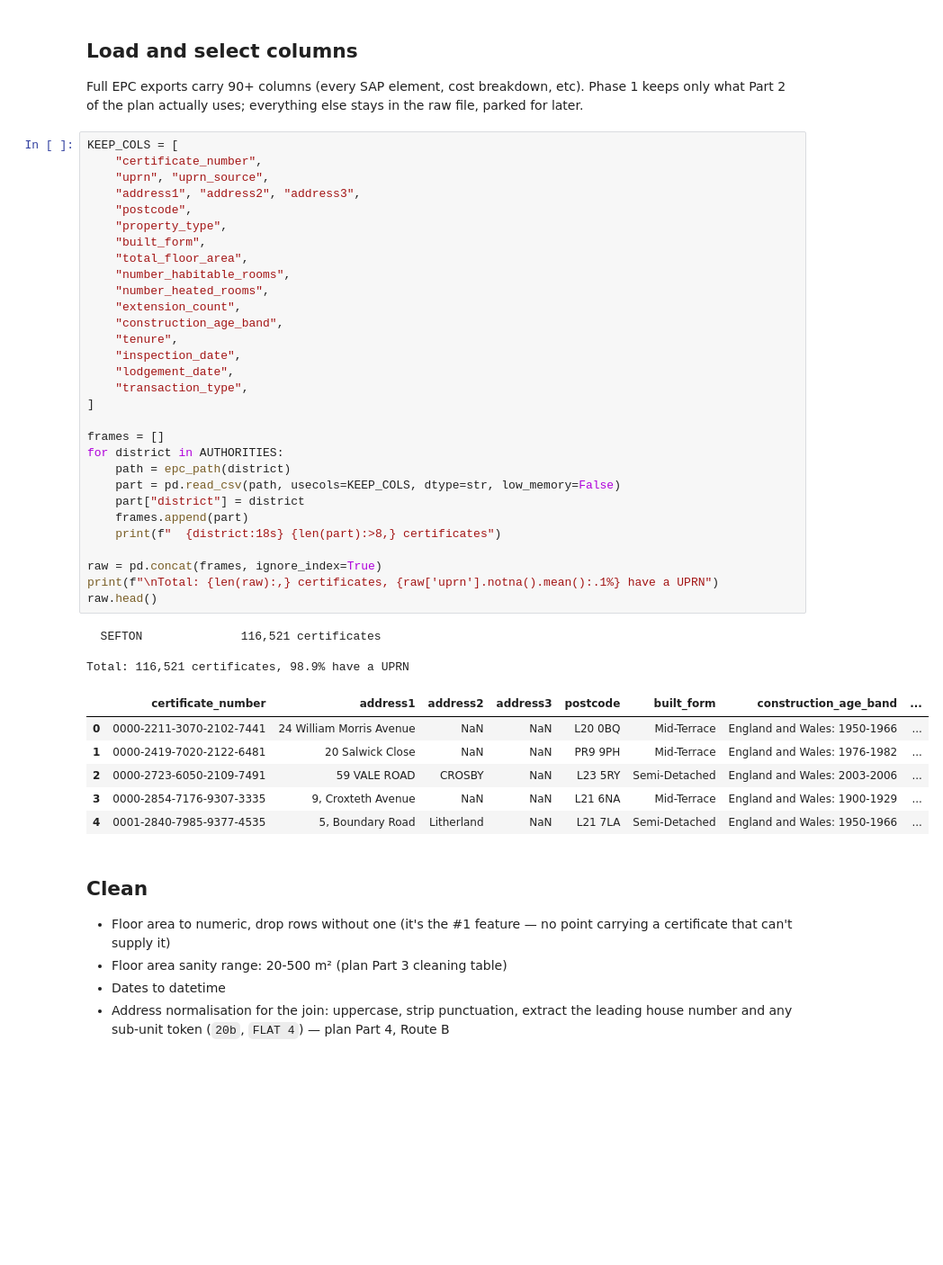
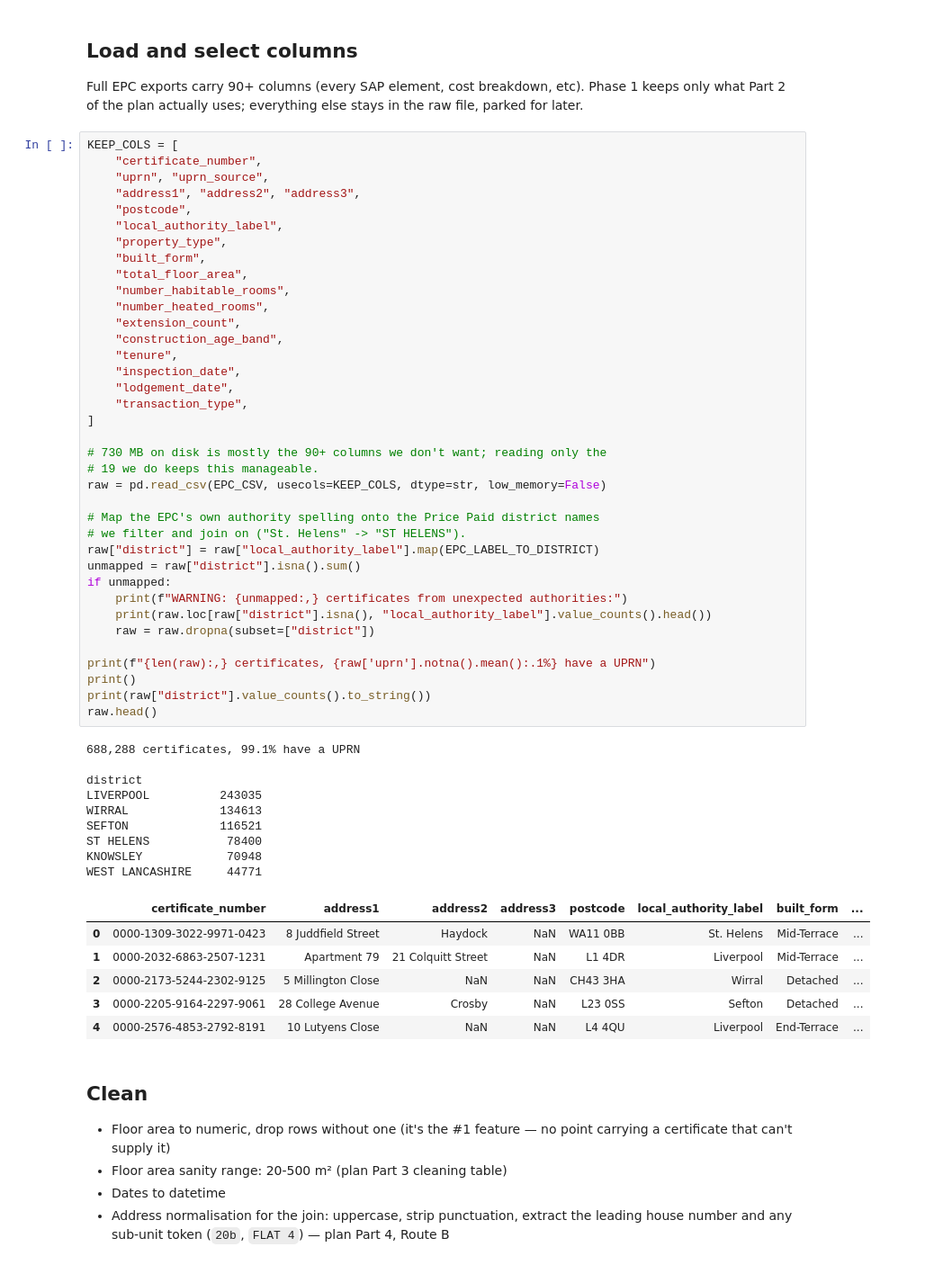
Before and after one commit to jrbahou-333/house_price_prediction, a Jupyter notebook: notebooks/01_preprocessing.ipynb, the cells around one changed output. Shown at 90% size. Saved outputs shown, nothing was run; the diff lists cells and outputs as text; blank space fills up the shorter version.

```diff
--- a/notebooks/01_preprocessing.ipynb
+++ b/notebooks/01_preprocessing.ipynb
@@ -227,43 +227,56 @@ else stays in the raw file, parked for later.
 # %%
 KEEP_COLS = [
     "certificate_number",
     "uprn", "uprn_source",
     "address1", "address2", "address3",
     "postcode",
+    "local_authority_label",
     "property_type",
     "built_form",
     "total_floor_area",
     "number_habitable_rooms",
     "number_heated_rooms",
     "extension_count",
     "construction_age_band",
     "tenure",
     "inspection_date",
     "lodgement_date",
     "transaction_type",
 ]
 
-frames = []
-for district in AUTHORITIES:
-    path = epc_path(district)
-    part = pd.read_csv(path, usecols=KEEP_COLS, dtype=str, low_memory=False)
-    part["district"] = district
-    frames.append(part)
-    print(f"  {district:18s} {len(part):>8,} certificates")
+# 730 MB on disk is mostly the 90+ columns we don't want; reading only the
+# 19 we do keeps this manageable.
+raw = pd.read_csv(EPC_CSV, usecols=KEEP_COLS, dtype=str, low_memory=False)
 
-raw = pd.concat(frames, ignore_index=True)
-print(f"\nTotal: {len(raw):,} certificates, {raw['uprn'].notna().mean():.1%} have a UPRN")
+# Map the EPC's own authority spelling onto the Price Paid district names
+# we filter and join on ("St. Helens" -> "ST HELENS").
+raw["district"] = raw["local_authority_label"].map(EPC_LABEL_TO_DISTRICT)
+unmapped = raw["district"].isna().sum()
+if unmapped:
+    print(f"WARNING: {unmapped:,} certificates from unexpected authorities:")
+    print(raw.loc[raw["district"].isna(), "local_authority_label"].value_counts().head())
+    raw = raw.dropna(subset=["district"])
+
+print(f"{len(raw):,} certificates, {raw['uprn'].notna().mean():.1%} have a UPRN")
+print()
+print(raw["district"].value_counts().to_string())
 raw.head()
 # %% [output]
-  SEFTON              116,521 certificates
+688,288 certificates, 99.1% have a UPRN
 
-Total: 116,521 certificates, 98.9% have a UPRN
+district
+LIVERPOOL          243035
+WIRRAL             134613
+SEFTON             116521
+ST HELENS           78400
+KNOWSLEY            70948
+WEST LANCASHIRE     44771
-|  | certificate_number | address1 | address2 | address3 | postcode | built_form | construction_age_band | ... |
-| 0 | 0000-2211-3070-2102-7441 | 24 William Morris Avenue | NaN | NaN | L20 0BQ | Mid-Terrace | England and Wales: 1950-1966 | ... |
-| 1 | 0000-2419-7020-2122-6481 | 20 Salwick Close | NaN | NaN | PR9 9PH | Mid-Terrace | England and Wales: 1976-1982 | ... |
-| 2 | 0000-2723-6050-2109-7491 | 59 VALE ROAD | CROSBY | NaN | L23 5RY | Semi-Detached | England and Wales: 2003-2006 | ... |
-| 3 | 0000-2854-7176-9307-3335 | 9, Croxteth Avenue | NaN | NaN | L21 6NA | Mid-Terrace | England and Wales: 1900-1929 | ... |
-| 4 | 0001-2840-7985-9377-4535 | 5, Boundary Road | Litherland | NaN | L21 7LA | Semi-Detached | England and Wales: 1950-1966 | ... |
+|  | certificate_number | address1 | address2 | address3 | postcode | local_authority_label | built_form | ... |
+| 0 | 0000-1309-3022-9971-0423 | 8 Juddfield Street | Haydock | NaN | WA11 0BB | St. Helens | Mid-Terrace | ... |
+| 1 | 0000-2032-6863-2507-1231 | Apartment 79 | 21 Colquitt Street | NaN | L1 4DR | Liverpool | Mid-Terrace | ... |
+| 2 | 0000-2173-5244-2302-9125 | 5 Millington Close | NaN | NaN | CH43 3HA | Wirral | Detached | ... |
+| 3 | 0000-2205-9164-2297-9061 | 28 College Avenue | Crosby | NaN | L23 0SS | Sefton | Detached | ... |
+| 4 | 0000-2576-4853-2792-8191 | 10 Lutyens Close | NaN | NaN | L4 4QU | Liverpool | End-Terrace | ... |
 # %% [markdown]
 ## Clean
 
```
Also changed, not shown: parts of 18 cells of this notebook, 3 other files.
